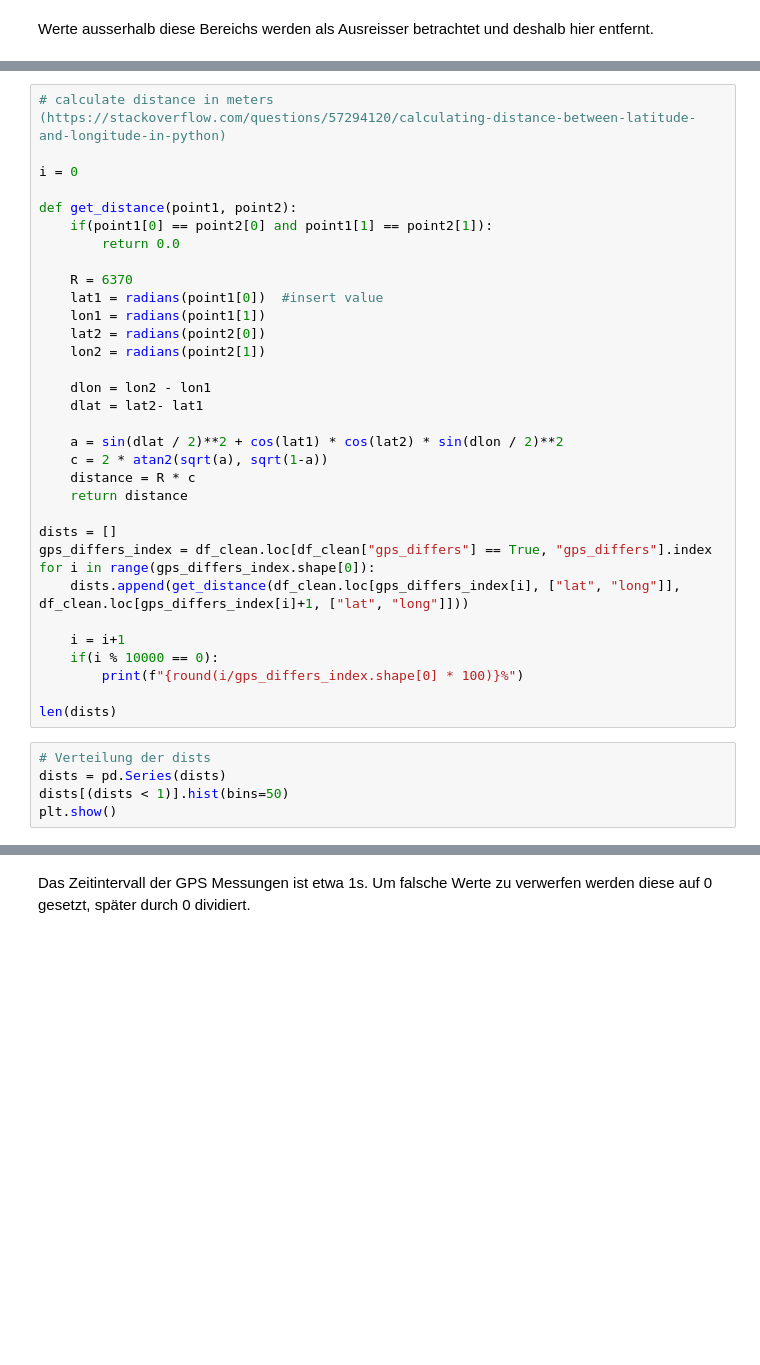
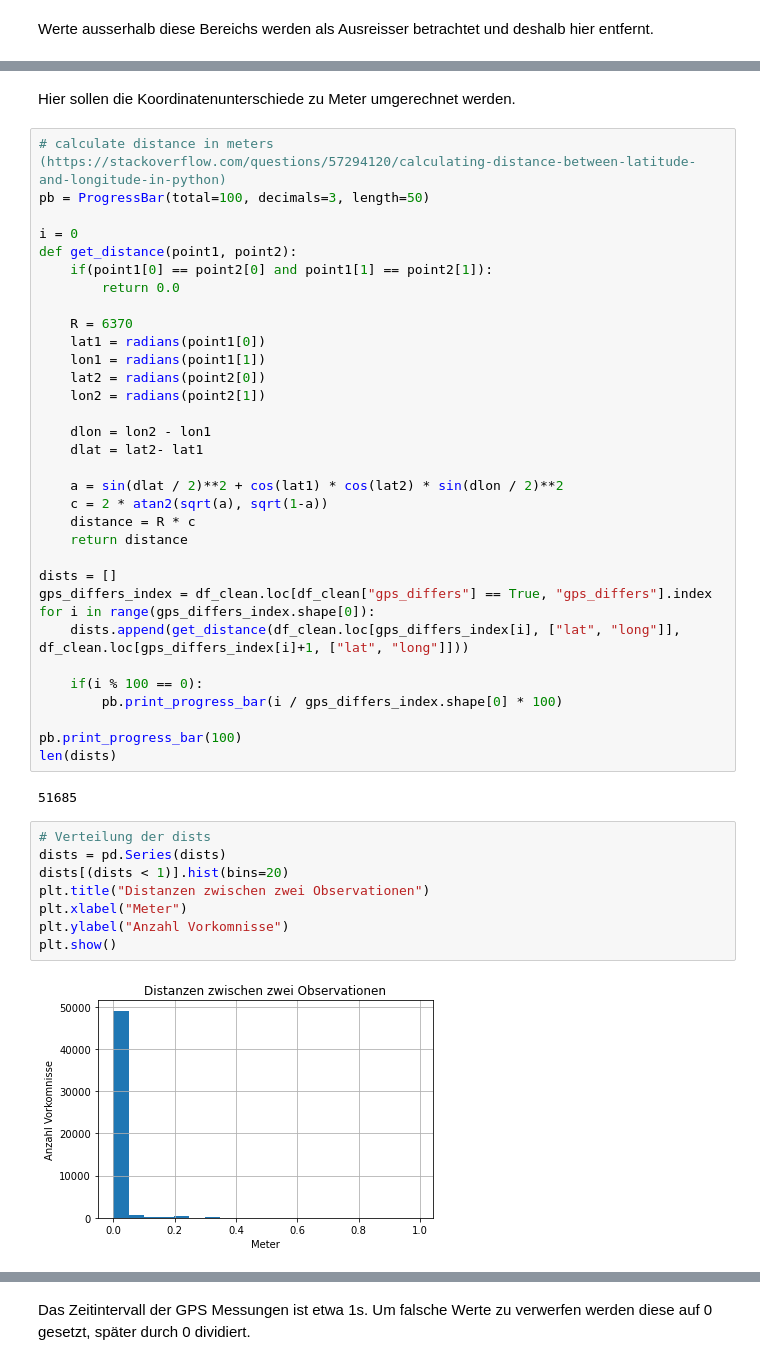
Before and after one commit to phyti1/ds_activity_tracker, a Jupyter notebook: Group_PB_RS_SL/models.ipynb, the cells around one changed output, grey strips where cells are left out. Cells and saved outputs as stored; diff of their text form; blank space fills up the shorter version.

```diff
--- a/Group_PB_RS_SL/models.ipynb
+++ b/Group_PB_RS_SL/models.ipynb
@@ -115,14 +195,16 @@ df_clean["gps_differs"].value_counts()
+# %% [markdown]
+Hier sollen die Koordinatenunterschiede zu Meter umgerechnet werden.
 # %%
 # calculate distance in meters (https://stackoverflow.com/questions/57294120/calculating-distance-between-latitude-and-longitude-in-python)
+pb = ProgressBar(total=100, decimals=3, length=50)
 
 i = 0
-
 def get_distance(point1, point2):
     if(point1[0] == point2[0] and point1[1] == point2[1]):
         return 0.0
 
     R = 6370
-    lat1 = radians(point1[0])  #insert value
+    lat1 = radians(point1[0])
     lon1 = radians(point1[1])
     lat2 = radians(point2[0])
     lon2 = radians(point2[1])
@@ -140,13 +222,20 @@ gps_differs_index = df_clean.loc[df_clean["gps_differs"] == True, "gps_differs"]
 for i in range(gps_differs_index.shape[0]):
     dists.append(get_distance(df_clean.loc[gps_differs_index[i], ["lat", "long"]], df_clean.loc[gps_differs_index[i]+1, ["lat", "long"]]))
 
-    i = i+1
-    if(i % 10000 == 0):
-        print(f"{round(i/gps_differs_index.shape[0] * 100)}%")
+    if(i % 100 == 0):
+        pb.print_progress_bar(i / gps_differs_index.shape[0] * 100)
 
+pb.print_progress_bar(100)
 len(dists)
+# %% [output]
+51685
 # %%
 # Verteilung der dists
 dists = pd.Series(dists)
-dists[(dists < 1)].hist(bins=50)
+dists[(dists < 1)].hist(bins=20)
+plt.title("Distanzen zwischen zwei Observationen")
+plt.xlabel("Meter")
+plt.ylabel("Anzahl Vorkomnisse")
 plt.show()
+# %% [output]
+[figure, added]
```
Also changed, not shown: parts of 111 cells of this notebook, 9 other files.
